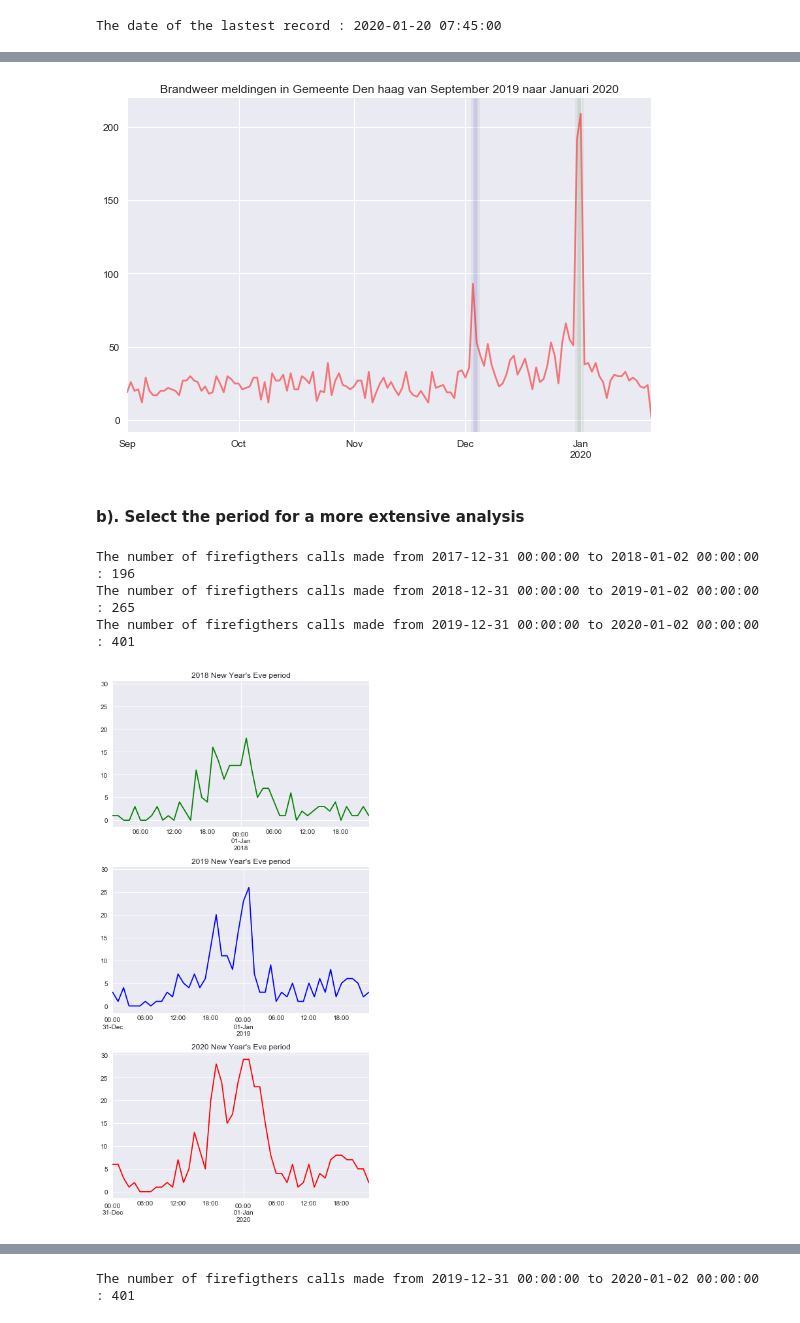
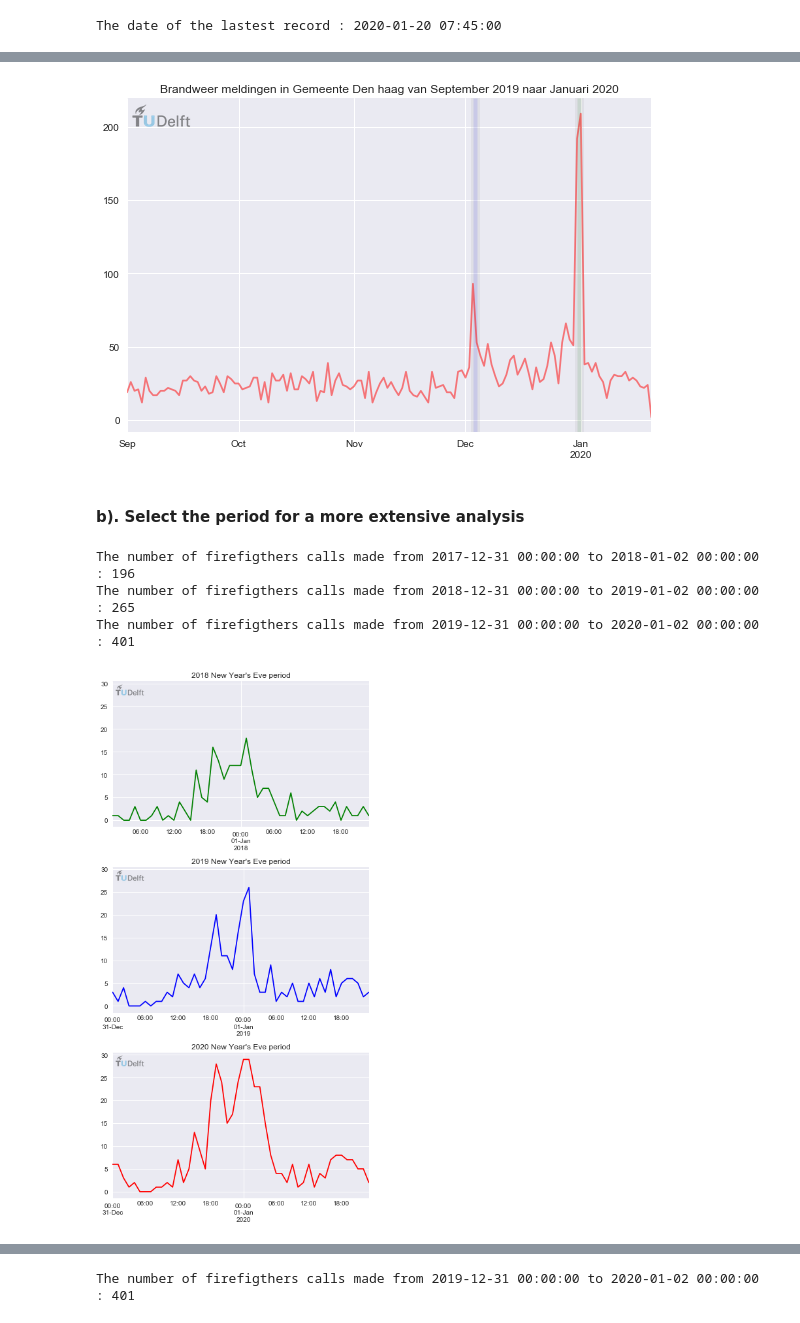
Before and after one commit to mikhailsirenko/firefighters-calls, a Jupyter notebook: notebooks/main - Copy.ipynb, the cells around one changed output, grey strips where cells are left out. Cells and saved outputs as stored; diff of their text form; code cells hidden in the pictures.

```diff
--- a/notebooks/main - Copy.ipynb
+++ b/notebooks/main - Copy.ipynb
@@ -93,11 +96,13 @@ plt.savefig('../figures/fig1.png', dpi=300);
 # %%
 # Time series
-ax = df.set_index('pmeTimeStamp').groupby(pd.Grouper(freq='D')).count()['pmeId'].plot(color='red', alpha=.5)
+fig, ax = plt.subplots()
+df.set_index('pmeTimeStamp').groupby(pd.Grouper(freq='D')).count()['pmeId'].plot(color='red', alpha=.5, ax=ax)
 ax.set_xlabel('')
 ax.set_title(f'Alle brandweer meldingen in Gemeente {city}')
 years = [2017, 2018, 2019]
 for year in years:
     ax.axvspan(f"{year}-12-30", f"{year + 1}-01-01", facecolor="red", edgecolor="gray", linewidth=5, alpha=0.25)
+watermark(fig, ax)
 plt.tight_layout()
 plt.savefig('../figures/fig2.png', dpi=300);
 # %% [output]
@@ -105,14 +110,16 @@ plt.savefig('../figures/fig2.png', dpi=300);
 # %%
 # Time series
-ax = df[df['pmeTimeStamp'] > '2019-09-01'].set_index('pmeTimeStamp').groupby(pd.Grouper(freq='D')).count()['pmeId'].plot(color='red', alpha=.5)
+fig, ax = plt.subplots()
+df[df['pmeTimeStamp'] > '2019-09-01'].set_index('pmeTimeStamp').groupby(pd.Grouper(freq='D')).count()['pmeId'].plot(color='red', alpha=.5, ax=ax)
 ax.set_xlabel('')
 ax.set_title(f'Brandweer meldingen in Gemeente {city} van September 2019 naar Januari 2020')
 ax.axvspan("2019-12-03", "2019-12-04", facecolor="blue", edgecolor="gray", linewidth=5, alpha=0.1)
 ax.axvspan("2019-12-31", "2020-01-01", facecolor="green", edgecolor="gray", linewidth=5, alpha=0.1)
 plt.tight_layout()
+watermark(fig, ax)
 plt.savefig('../figures/fig7.png', dpi=300);
 # %% [output]
-[figure, old version]
+[figure, new version]
 # %%
 # # Interactive viz with Pandas-Bokeh
 # import pandas_bokeh
@@ -142,13 +149,14 @@ for row, year, color in zip(rows, years, colors):
     ny.set_index('pmeTimeStamp').groupby(pd.Grouper(freq='H')).count()['pmeId'].plot(ax=ax[row], color=color)
     ax[row].set_xlabel('')
     ax[row].set_title(f"{year} New Year's Eve period")
+    watermark(fig, ax[row])
 fig.tight_layout()
 plt.savefig(f'../figures/fig3.png', dpi=300)
 # %% [output]
 The number of firefigthers calls made from 2017-12-31 00:00:00 to 2018-01-02 00:00:00 : 196
 The number of firefigthers calls made from 2018-12-31 00:00:00 to 2019-01-02 00:00:00 : 265
 The number of firefigthers calls made from 2019-12-31 00:00:00 to 2020-01-02 00:00:00 : 401
-[figure, old version]
+[figure, new version]
 # %%
 years = [2018, 2019, 2020]
 colors = ['green', 'blue', 'red']
```
Also changed, not shown: parts of 9 cells of this notebook, 10 other files.
